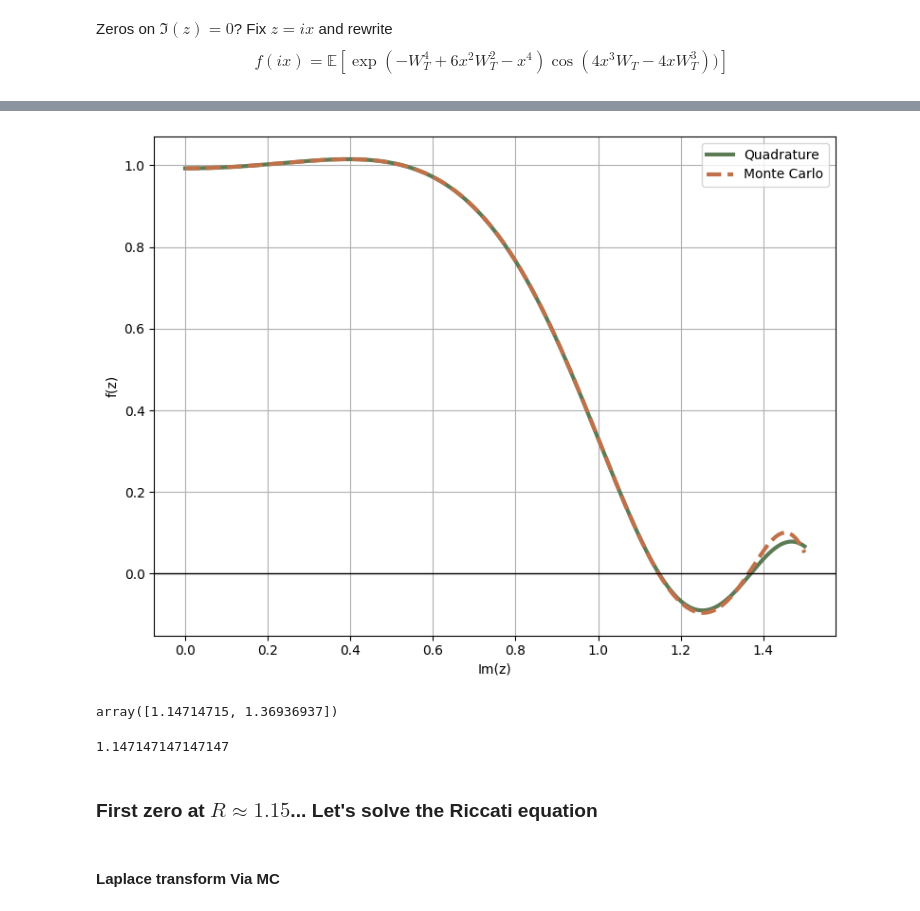
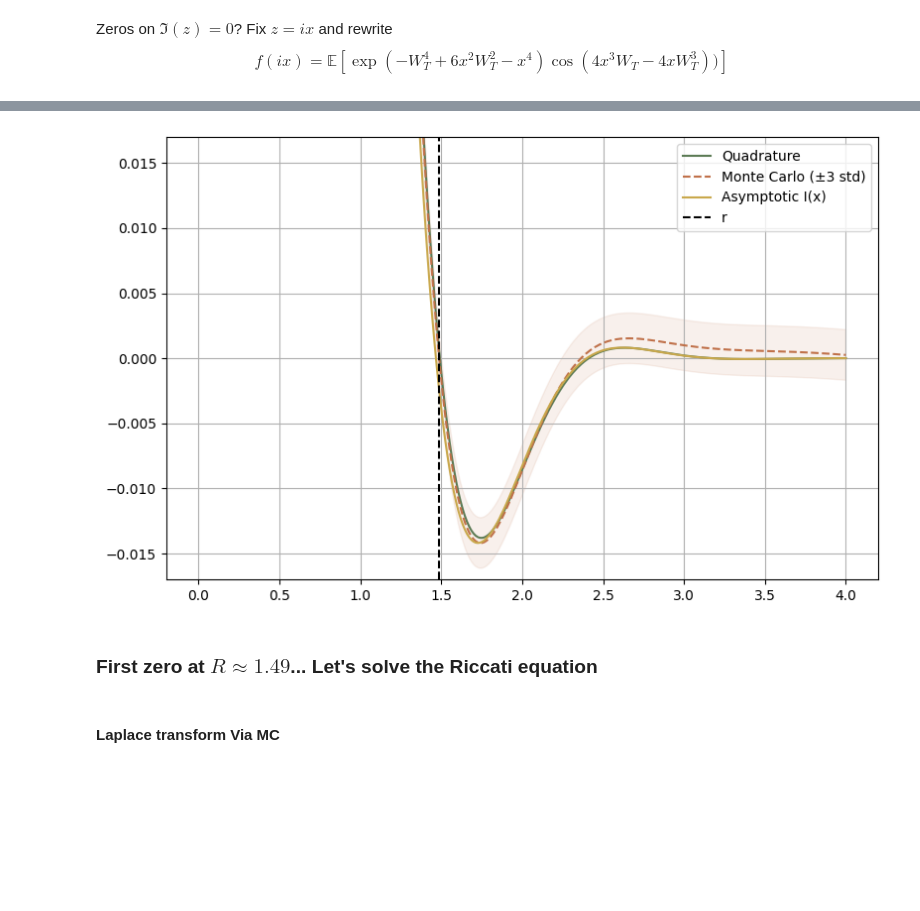
Before and after one commit to MrG1raffe/signature, a Jupyter notebook: notebooks/Chasse_aux_zéros.ipynb, the cells around one changed output, grey strips where cells are left out. Saved outputs shown, nothing was run; the diff lists cells and outputs as text; code cells hidden in the pictures; blank space fills up the shorter version.

```diff
--- a/notebooks/Chasse_aux_zéros.ipynb
+++ b/notebooks/Chasse_aux_zéros.ipynb
@@ -9,6 +9,15 @@ import numpy as np
 import matplotlib
 import matplotlib.pyplot as plt
 
+from tqdm import tqdm
+
+import warnings
+warnings.filterwarnings('ignore') #to suppress warning messages
+
+import numba as nb
+from numba import njit
+from numba import complex128, float64,int64
+
 from scipy.special import roots_laguerre
 from scipy.integrate import quad
 from math import factorial
@@ -16,11 +25,12 @@ from math import factorial
 import signature.tensor_algebra as ta
 from signature.ode_integration import *
 
+color_cycle = ["#5C7B55", "#C0714A", "#C9A84C", "#A8C5A0", "#8B5A6B", "#4A5568"]
 plt.rcParams["figure.figsize"]        = ((1 + np.sqrt(5)) / 2 * 5, 5)
 plt.rcParams["figure.autolayout"]     = True
 plt.rcParams["patch.force_edgecolor"] = False
 plt.rcParams["axes.grid"]             = True
-plt.rcParams['axes.prop_cycle']       = matplotlib.cycler(color=["#5C7B55", "#C0714A", "#C9A84C", "#A8C5A0", "#8B5A6B", "#4A5568"])
+plt.rcParams['axes.prop_cycle']       = matplotlib.cycler(color=color_cycle)
 # %% [markdown]
 ## 1. Looking at the function $f(z) = \mathbb{E}[\exp(-(z + W_T)^4)],\ z \in \mathbb{C}$
 
@@ -28,7 +38,7 @@ Fix $T = 0.05$
 # %%
 # Parameters
 T = 0.05          # time horizon
-R = 1.5          # radius in complex plane
+R = 1.6          # radius in complex plane
 N = 50         # grid size
 MC_samples = 100000  # Monte Carlo samples
 
@@ -112,27 +189,19 @@ gmc = [g_mc(x, N=200_000) for x in xs]
 # %%
-# plot
-fig, ax = plt.subplots(figsize=(8, 6))
-ax.plot(xs, gq, label="Quadrature", lw=3)
-ax.plot(xs, gmc, '--', label="Monte Carlo", lw=3)
-ax.axhline(0, color="k", lw=1)
-ax.set_xlabel("Im(z)")
-ax.set_ylabel("f(z)")
+fig, ax = plt.subplots()
+
+ax.plot(xs, gq, "-", label="Quadrature")
+ax.plot(xs, gmc, "--", label="Monte Carlo (±3 std)")
+ax.plot(xs, results, label="Asymptotic I(x)")
+ax.fill_between(xs, gmc - 3 * gmc_std, gmc + 3 * gmc_std, alpha=0.1, color=color_cycle[1])
+y_lims = [-0.017, 0.017]
+ax.vlines(R, y_lims[0], y_lims[1], linestyles="--", color="k", label="r")
 ax.legend()
-plt.show()
+ax.set_ylim(y_lims)
 
 fig.tight_layout()
 fig.savefig("images/riccati_zeros/zeros_imag_line.pdf", format="pdf", transparent=True)
 # %% [output]
-[figure, old version]
+[figure, new version]
-# %%
-xs[np.abs(gq) <= 0.001]
-# %% [output]
-array([1.14714715, 1.36936937])
-# %%
-R = xs[np.abs(gq) <= 0.001][0]
-R
-# %% [output]
-1.147147147147147
 # %% [markdown]
-### First zero at $R \approx 1.15$... Let's solve the Riccati equation
+### First zero at $R \approx 1.49$... Let's solve the Riccati equation
 # %%
```
Also changed, not shown: parts of 44 cells of this notebook, 6 other files.
